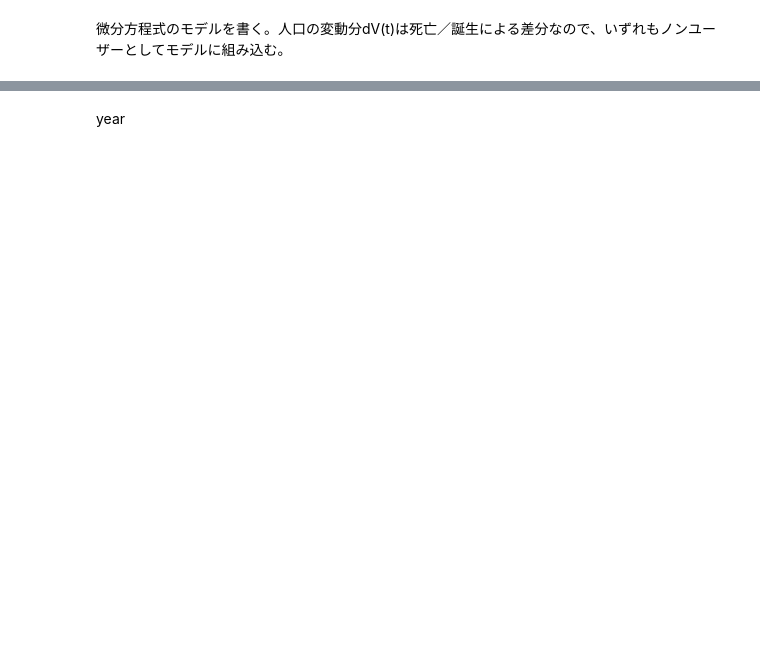
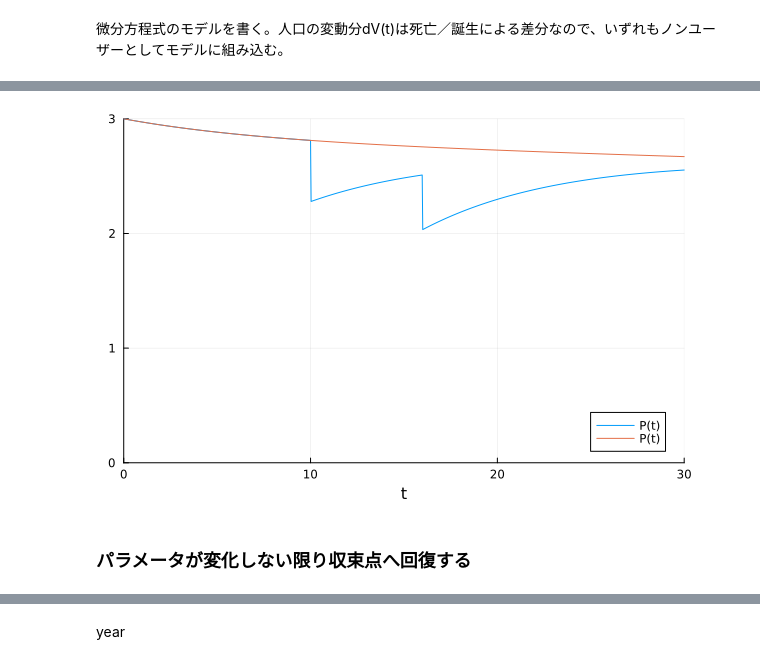
Before and after one commit to kimseok1973/Pachinko_Industry, a Jupyter notebook: パチンコの微分方程式モデリング.ipynb, the cells around one changed output, grey strips where cells are left out. Drawn from its saved outputs; the diff is of its cells as text; code cells hidden in the pictures; blank space fills up the shorter version.

```diff
--- a/パチンコの微分方程式モデリング.ipynb
+++ b/パチンコの微分方程式モデリング.ipynb
@@ -100,7 +122,11 @@ sys_cata = structural_simplify(sys_cata) ;
 # %%
 prob_cata = ODEProblem(sys_cata, u0, tspan, ps)
 sol2 = solve(prob_cata ;tstops = [10.0, 16.0])
 plot(sol2,idxs=[P])
-plot!(sol,idxs=[P])
+plot!(sol,idxs=[P],ylims=(0,3))
+# %% [output]
+[figure, added]
+# %% [markdown]
+### パラメータが変化しない限り収束点へ回復する
 # %%
 using DataFrames, CSV
```
Also changed, not shown: parts of 38 cells of this notebook, 1 other file.
